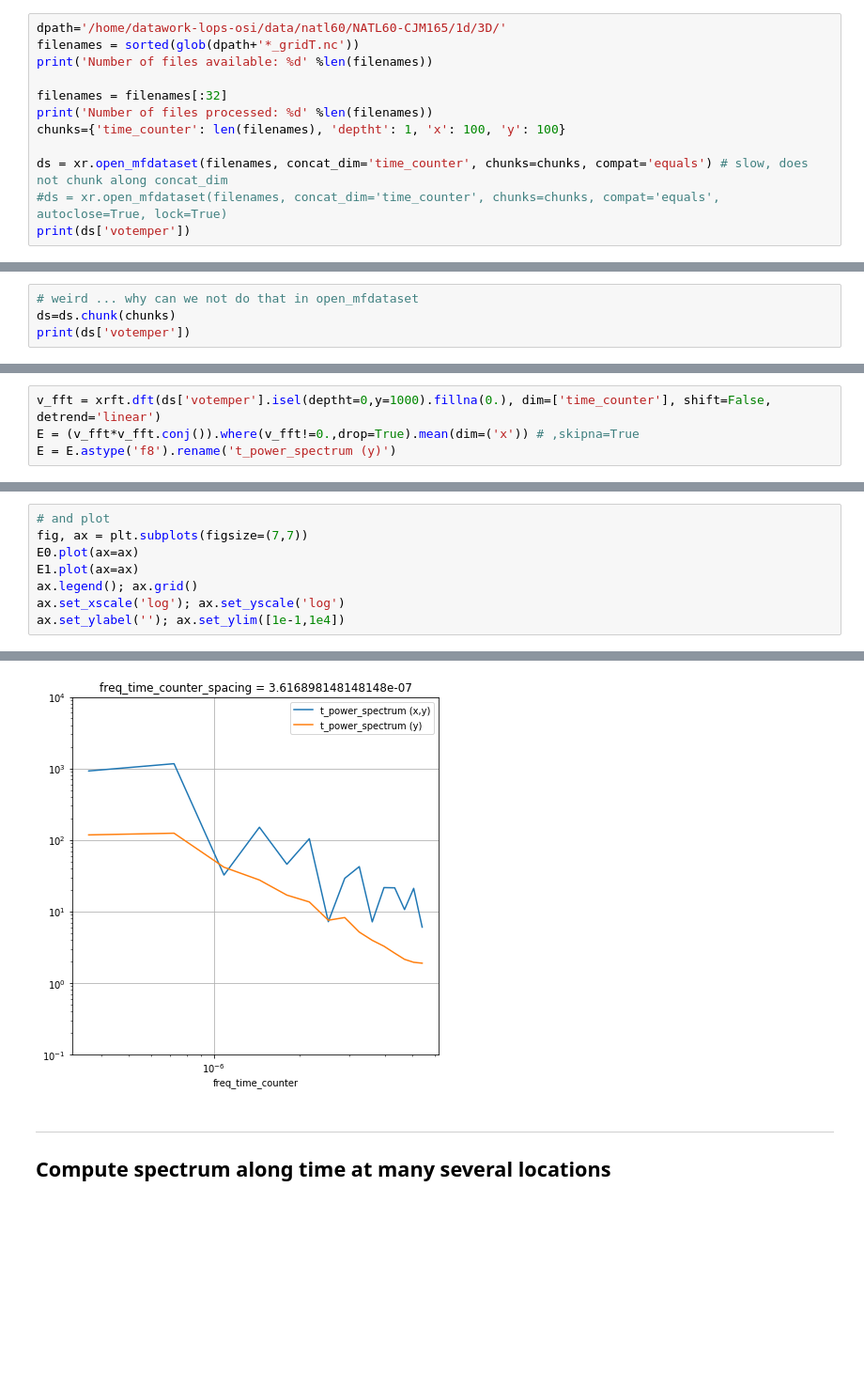
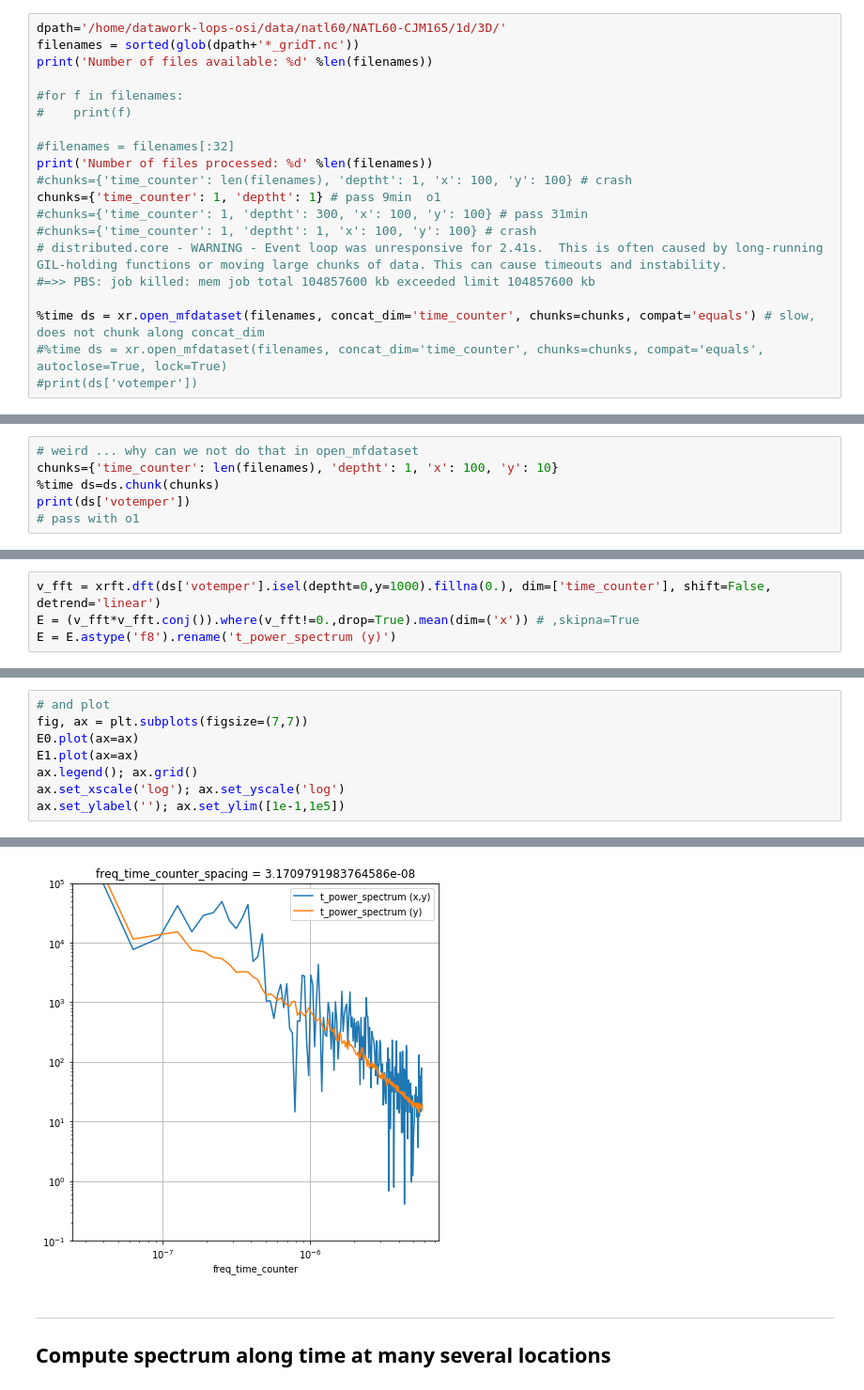
Before and after one commit to gmaze/lops-array, a Jupyter notebook: sandbox/natl60_tseries.ipynb, the cells around one changed output, grey strips where cells are left out. Shown at 94% size. Cells and saved outputs as stored; diff of their text form; blank space fills up the shorter version.

```diff
--- a/sandbox/natl60_tseries.ipynb
+++ b/sandbox/natl60_tseries.ipynb
@@ -39,12 +39,20 @@ dpath='/home/datawork-lops-osi/data/natl60/NATL60-CJM165/1d/3D/'
 filenames = sorted(glob(dpath+'*_gridT.nc'))
 print('Number of files available: %d' %len(filenames))
 
-filenames = filenames[:32]
+#for f in filenames:
+#    print(f)
+
+#filenames = filenames[:32]
 print('Number of files processed: %d' %len(filenames))
-chunks={'time_counter': len(filenames), 'deptht': 1, 'x': 100, 'y': 100}
+#chunks={'time_counter': len(filenames), 'deptht': 1, 'x': 100, 'y': 100} # crash
+chunks={'time_counter': 1, 'deptht': 1} # pass 9min  o1
+#chunks={'time_counter': 1, 'deptht': 300, 'x': 100, 'y': 100} # pass 31min
+#chunks={'time_counter': 1, 'deptht': 1, 'x': 100, 'y': 100} # crash
+# distributed.core - WARNING - Event loop was unresponsive for 2.41s.  This is often caused by long-running GIL-holding functions or moving large chunks of data. This can cause timeouts and instability.
+#=>> PBS: job killed: mem job total 104857600 kb exceeded limit 104857600 kb
 
-ds = xr.open_mfdataset(filenames, concat_dim='time_counter', chunks=chunks, compat='equals') # slow, does not chunk along concat_dim
-#ds = xr.open_mfdataset(filenames, concat_dim='time_counter', chunks=chunks, compat='equals', autoclose=True, lock=True)
-print(ds['votemper'])
+%time ds = xr.open_mfdataset(filenames, concat_dim='time_counter', chunks=chunks, compat='equals') # slow, does not chunk along concat_dim
+#%time ds = xr.open_mfdataset(filenames, concat_dim='time_counter', chunks=chunks, compat='equals', autoclose=True, lock=True)
+#print(ds['votemper'])
 # %% [output]
 Number of files available: 365
@@ -71,6 +64,8 @@ Attributes:
 #print(ds['votemper'])
 # %%
 # weird ... why can we not do that in open_mfdataset
-ds=ds.chunk(chunks)
+chunks={'time_counter': len(filenames), 'deptht': 1, 'x': 100, 'y': 10}
+%time ds=ds.chunk(chunks)
 print(ds['votemper'])
+# pass with o1
 # %% [output]
@@ -166,5 +160,5 @@ E0.plot(ax=ax)
 E1.plot(ax=ax)
 ax.legend(); ax.grid()
 ax.set_xscale('log'); ax.set_yscale('log')
-ax.set_ylabel(''); ax.set_ylim([1e-1,1e4])
+ax.set_ylabel(''); ax.set_ylim([1e-1,1e5])
 # %% [output]
@@ -172,4 +166,4 @@ ax.set_ylabel(''); ax.set_ylim([1e-1,1e4])
-[figure, old version]
+[figure, new version]
 # %% [markdown]
 ---
 
```
Also changed, not shown: parts of 11 cells of this notebook.
